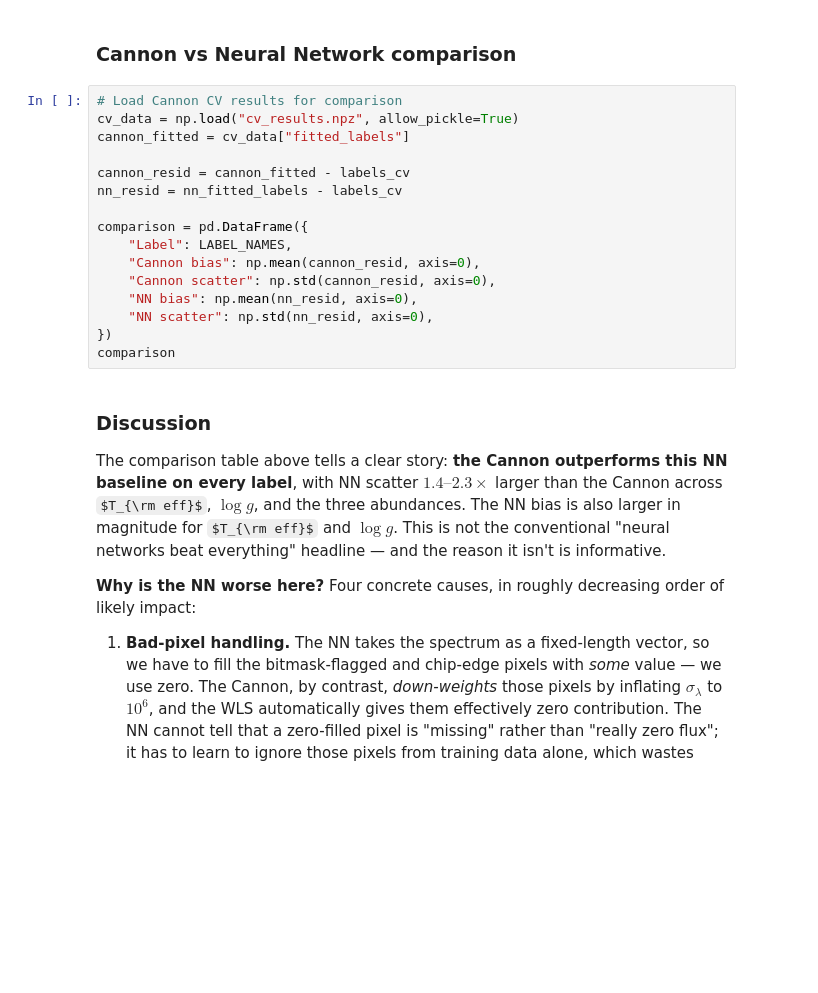
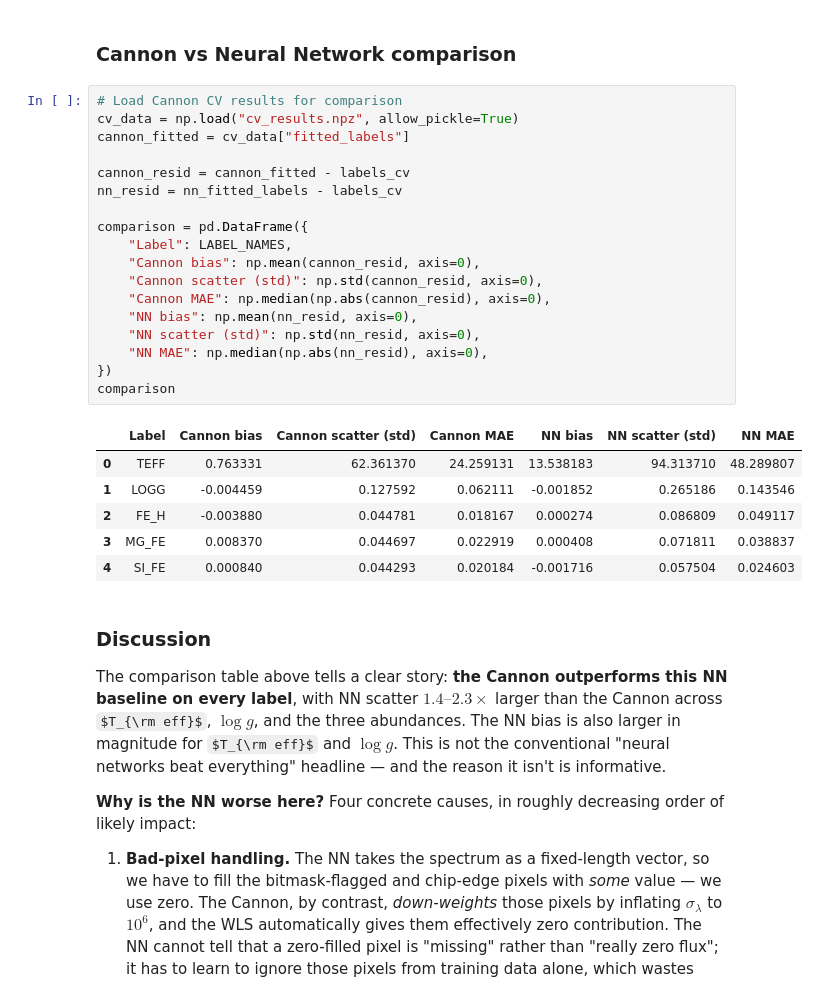
Before and after one commit to raw-asparagus/ay-128, a Jupyter notebook: labs/02/05-neural-network.ipynb, the cells around one changed output. Cells and saved outputs as stored; diff of their text form; some formulas as TeX source; blank space fills up the shorter version.

```diff
--- a/labs/02/05-neural-network.ipynb
+++ b/labs/02/05-neural-network.ipynb
@@ -187,19 +215,28 @@ plt.show()
 # %%
 # Load Cannon CV results for comparison
 cv_data = np.load("cv_results.npz", allow_pickle=True)
 cannon_fitted = cv_data["fitted_labels"]
 
 cannon_resid = cannon_fitted - labels_cv
 nn_resid = nn_fitted_labels - labels_cv
 
 comparison = pd.DataFrame({
     "Label": LABEL_NAMES,
     "Cannon bias": np.mean(cannon_resid, axis=0),
-    "Cannon scatter": np.std(cannon_resid, axis=0),
+    "Cannon scatter (std)": np.std(cannon_resid, axis=0),
+    "Cannon MAE": np.median(np.abs(cannon_resid), axis=0),
     "NN bias": np.mean(nn_resid, axis=0),
-    "NN scatter": np.std(nn_resid, axis=0),
+    "NN scatter (std)": np.std(nn_resid, axis=0),
+    "NN MAE": np.median(np.abs(nn_resid), axis=0),
 })
 comparison
+# %% [output]
+|  | Label | Cannon bias | Cannon scatter (std) | Cannon MAE | NN bias | NN scatter (std) | NN MAE |
+| 0 | TEFF | 0.763331 | 62.361370 | 24.259131 | 13.538183 | 94.313710 | 48.289807 |
+| 1 | LOGG | -0.004459 | 0.127592 | 0.062111 | -0.001852 | 0.265186 | 0.143546 |
+| 2 | FE_H | -0.003880 | 0.044781 | 0.018167 | 0.000274 | 0.086809 | 0.049117 |
+| 3 | MG_FE | 0.008370 | 0.044697 | 0.022919 | 0.000408 | 0.071811 | 0.038837 |
+| 4 | SI_FE | 0.000840 | 0.044293 | 0.020184 | -0.001716 | 0.057504 | 0.024603 |
 # %% [markdown]
 ### Discussion
 
```
Also changed, not shown: parts of 12 cells of this notebook, 30 other files.
